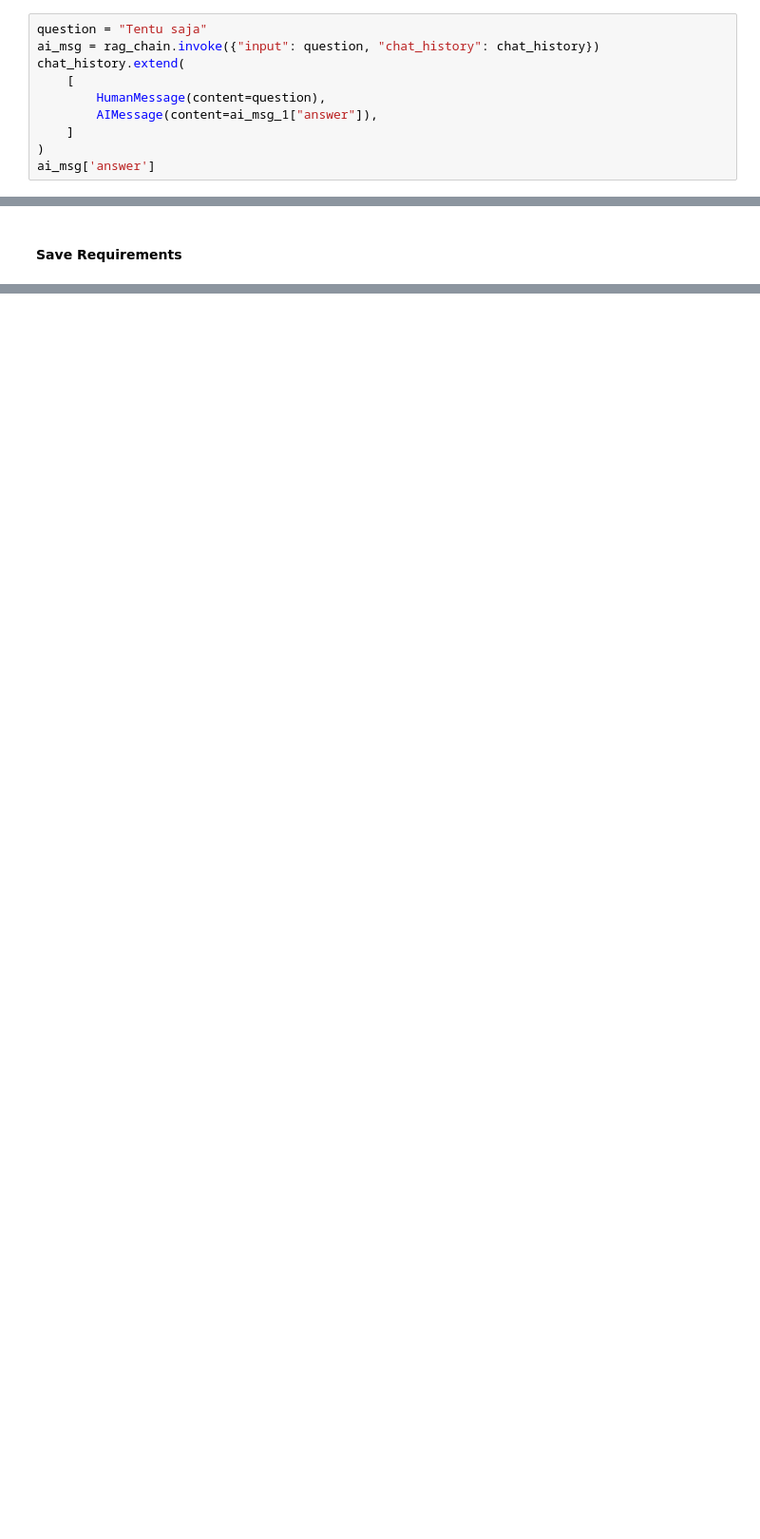
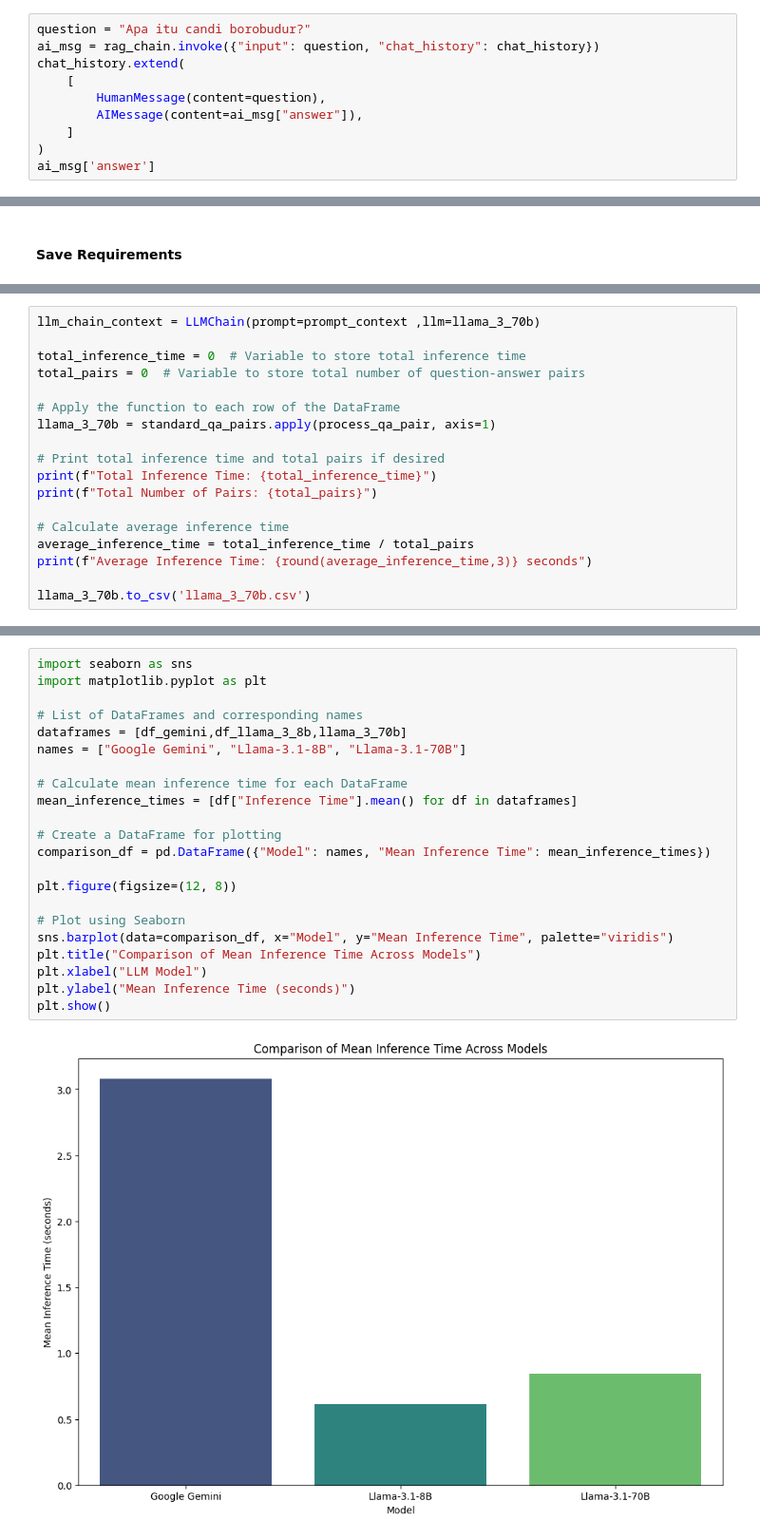
Before and after one commit to alexanderjanuar/BorobudurChatbot, a Jupyter notebook: main.ipynb, the cells around one changed output, grey strips where cells are left out. Shown at 95% size. Saved outputs shown, nothing was run; the diff lists cells and outputs as text; blank space fills up the shorter version.

```diff
--- a/main.ipynb
+++ b/main.ipynb
@@ -215,12 +221,12 @@ from langchain_core.messages import AIMessage, HumanMessage
 
 chat_history = []
 # %%
-question = "Tentu saja"
+question = "Apa itu candi borobudur?"
 ai_msg = rag_chain.invoke({"input": question, "chat_history": chat_history})
 chat_history.extend(
     [
         HumanMessage(content=question),
-        AIMessage(content=ai_msg_1["answer"]),
+        AIMessage(content=ai_msg["answer"]),
     ]
 )
 ai_msg['answer']
@@ -232,0 +459,18 @@ ai_msg['answer']
+# %%
+llm_chain_context = LLMChain(prompt=prompt_context ,llm=llama_3_70b)
+
+total_inference_time = 0  # Variable to store total inference time
+total_pairs = 0  # Variable to store total number of question-answer pairs
+
+# Apply the function to each row of the DataFrame
+llama_3_70b = standard_qa_pairs.apply(process_qa_pair, axis=1)
+
+# Print total inference time and total pairs if desired
+print(f"Total Inference Time: {total_inference_time}")
+print(f"Total Number of Pairs: {total_pairs}")
+
+# Calculate average inference time
+average_inference_time = total_inference_time / total_pairs
+print(f"Average Inference Time: {round(average_inference_time,3)} seconds")
+
+llama_3_70b.to_csv('llama_3_70b.csv')
@@ -232,0 +499,24 @@ ai_msg['answer']
+# %%
+import seaborn as sns
+import matplotlib.pyplot as plt
+
+# List of DataFrames and corresponding names
+dataframes = [df_gemini,df_llama_3_8b,llama_3_70b]
+names = ["Google Gemini", "Llama-3.1-8B", "Llama-3.1-70B"]
+
+# Calculate mean inference time for each DataFrame
+mean_inference_times = [df["Inference Time"].mean() for df in dataframes]
+
+# Create a DataFrame for plotting
+comparison_df = pd.DataFrame({"Model": names, "Mean Inference Time": mean_inference_times})
+
+plt.figure(figsize=(12, 8))
+
+# Plot using Seaborn
+sns.barplot(data=comparison_df, x="Model", y="Mean Inference Time", palette="viridis")
+plt.title("Comparison of Mean Inference Time Across Models")
+plt.xlabel("LLM Model")
+plt.ylabel("Mean Inference Time (seconds)")
+plt.show()
+# %% [output]
+[figure, added]
```
Also changed, not shown: parts of 28 cells of this notebook, 8 other files.
